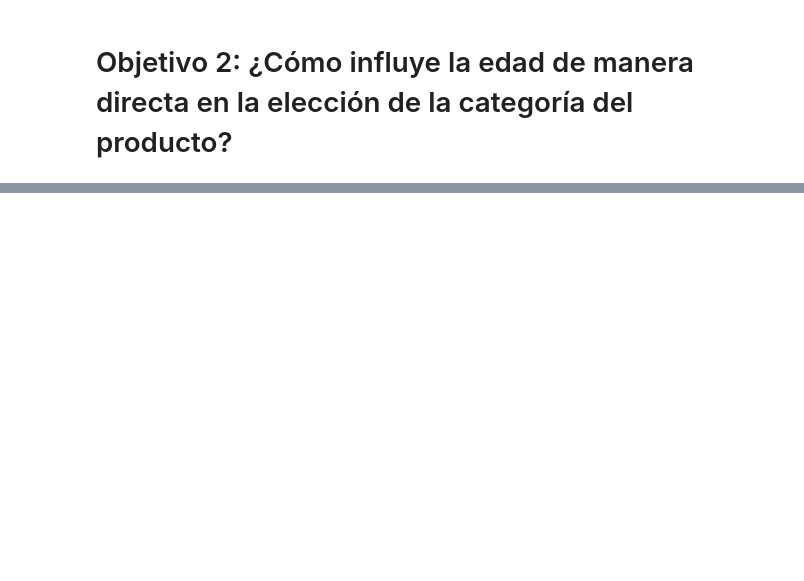
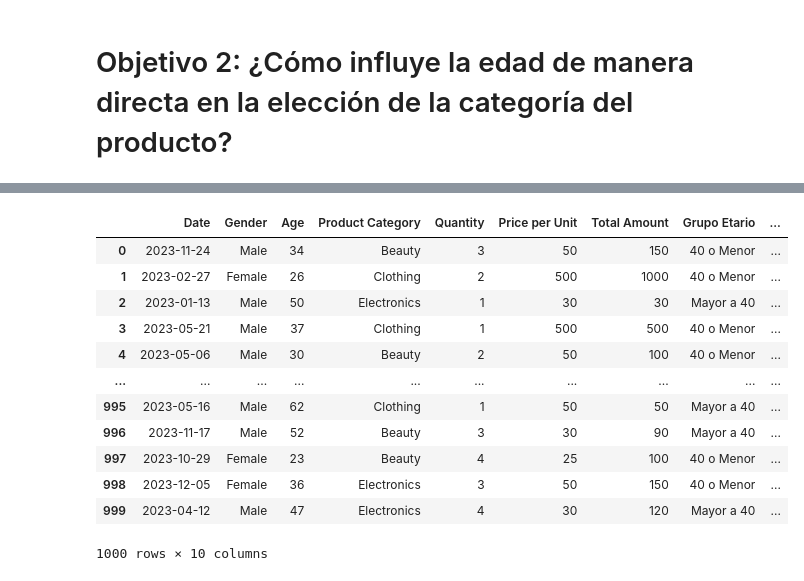
Before and after one commit to RafaelFerrer33/Analisis-de-inventario-de-producto, a Jupyter notebook: NOTEBOOK.ipynb, the cells around one changed output, grey strips where cells are left out. Saved outputs shown, nothing was run; the diff lists cells and outputs as text; code cells hidden in the pictures; blank space fills up the shorter version.

```diff
--- a/NOTEBOOK.ipynb
+++ b/NOTEBOOK.ipynb
@@ -170,14 +172,11 @@ Name: Total Amount, dtype: float64
 # Objetivo 2: ¿Cómo influye la edad de manera directa en la elección de la categoría del producto?
 # %%
 
-Adultos_Menores = df[df['Age'] <= 40 ]
+# Creamos una nueva columna
+df['Grupo Etario'] = 'Mayor a 40'
+df.loc[df['Age'] <= 40, 'Grupo Etario'] = '40 o Menor'
 
-
-print('Total de menores de 40:', len(Adultos_Menores))
-
-print()
-
-
-
-Adultos_Menores[['Date', 'Gender', 'Total Amount']].head(10)
+# Revisamos
+print("Total de clientes por grupo:")
+print(df['Grupo Etario'].value_counts())
 # %% [output]
@@ -227,0 +217,27 @@ Ticket promedio de menores de 40: 491.19
+# %%
+# CREAMOS RANGOS DE EDAD
+df['Rango_Edad'] = 'Por asignar'
+
+df.loc[df['Age'] <= 25, 'Rango_Edad'] = '18-25'
+df.loc[(df['Age'] > 25) & (df['Age'] <= 35), 'Rango_Edad'] = '26-35'
+df.loc[(df['Age'] > 35) & (df['Age'] <= 50), 'Rango_Edad'] = '36-50'
+df.loc[df['Age'] > 50, 'Rango_Edad'] = '51+'
+# %%
+df['Tipo de Producto'] = 'Economico'
+df.loc[df['Price per Unit'] > 300, 'Tipo de Producto'] = 'Premium'
+
+df
+# %% [output]
+|  | Date | Gender | Age | Product Category | Quantity | Price per Unit | Total Amount | Grupo Etario | ... |
+| 0 | 2023-11-24 | Male | 34 | Beauty | 3 | 50 | 150 | 40 o Menor | ... |
+| 1 | 2023-02-27 | Female | 26 | Clothing | 2 | 500 | 1000 | 40 o Menor | ... |
+| 2 | 2023-01-13 | Male | 50 | Electronics | 1 | 30 | 30 | Mayor a 40 | ... |
+| 3 | 2023-05-21 | Male | 37 | Clothing | 1 | 500 | 500 | 40 o Menor | ... |
+| 4 | 2023-05-06 | Male | 30 | Beauty | 2 | 50 | 100 | 40 o Menor | ... |
+| ... | ... | ... | ... | ... | ... | ... | ... | ... | ... |
+| 995 | 2023-05-16 | Male | 62 | Clothing | 1 | 50 | 50 | Mayor a 40 | ... |
+| 996 | 2023-11-17 | Male | 52 | Beauty | 3 | 30 | 90 | Mayor a 40 | ... |
+| 997 | 2023-10-29 | Female | 23 | Beauty | 4 | 25 | 100 | 40 o Menor | ... |
+| 998 | 2023-12-05 | Female | 36 | Electronics | 3 | 50 | 150 | 40 o Menor | ... |
+| 999 | 2023-04-12 | Male | 47 | Electronics | 4 | 30 | 120 | Mayor a 40 | ... |
+1000 rows × 10 columns
```
Also changed, not shown: parts of 31 cells of this notebook, 1 other file.
